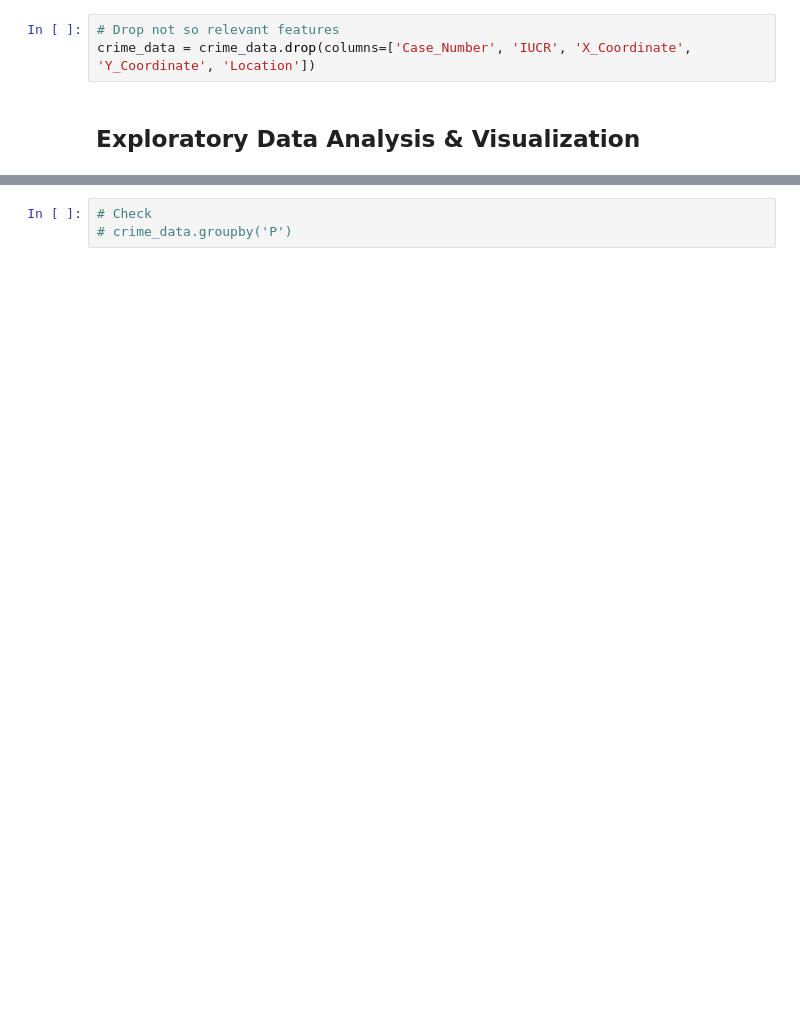
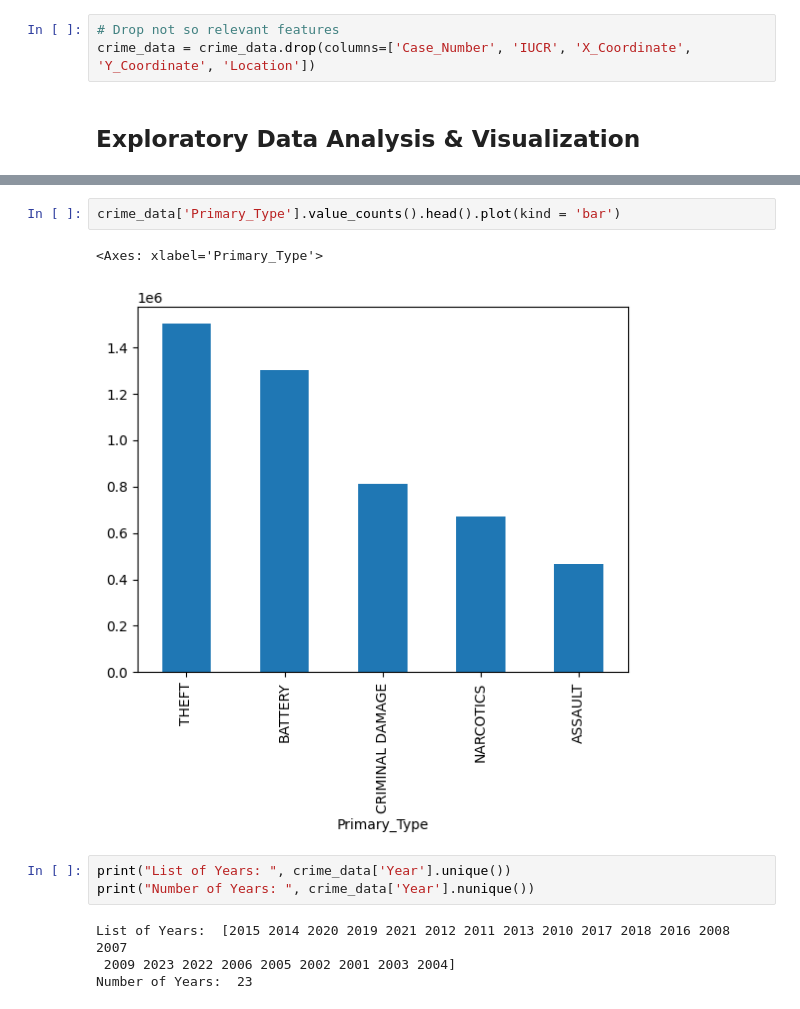
Before and after one commit to perpetualdev/ai_engineering, a Jupyter notebook: module_two/tasks/perpetual_meninwa_task19.ipynb, the cells around one changed output, grey strips where cells are left out. Cells and saved outputs as stored; diff of their text form; blank space fills up the shorter version.

```diff
--- a/module_two/tasks/perpetual_meninwa_task19.ipynb
+++ b/module_two/tasks/perpetual_meninwa_task19.ipynb
@@ -181,3 +178,12 @@ NameError: name 'crime_data' is not defined
+# %%
+crime_data['Primary_Type'].value_counts().head().plot(kind = 'bar')
+# %% [output]
+<Axes: xlabel='Primary_Type'>
+[figure, added]
 # %%
-# Check
-# crime_data.groupby('P')
+print("List of Years: ", crime_data['Year'].unique())
+print("Number of Years: ", crime_data['Year'].nunique())
+# %% [output]
+List of Years:  [2015 2014 2020 2019 2021 2012 2011 2013 2010 2017 2018 2016 2008 2007
+ 2009 2023 2022 2006 2005 2002 2001 2003 2004]
+Number of Years:  23
```
Also changed, not shown: parts of 3 cells of this notebook.
